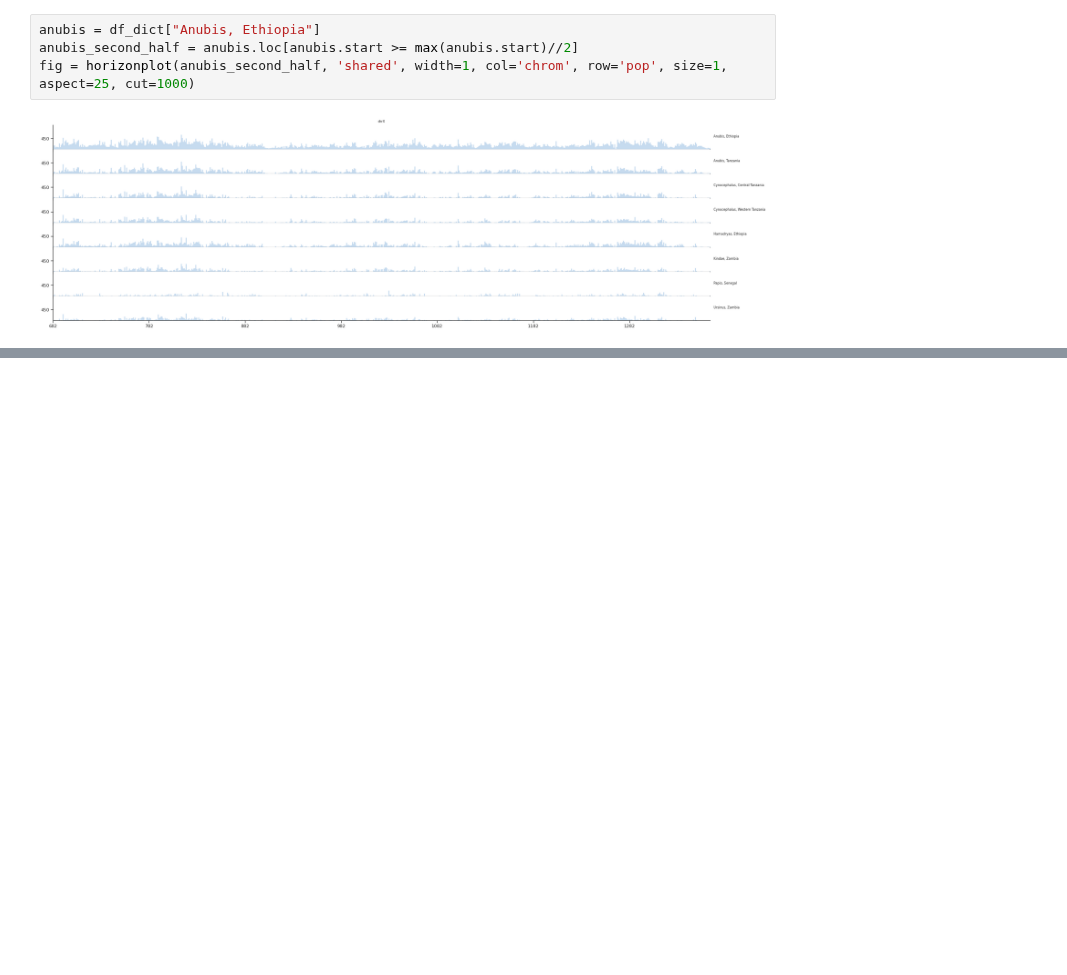
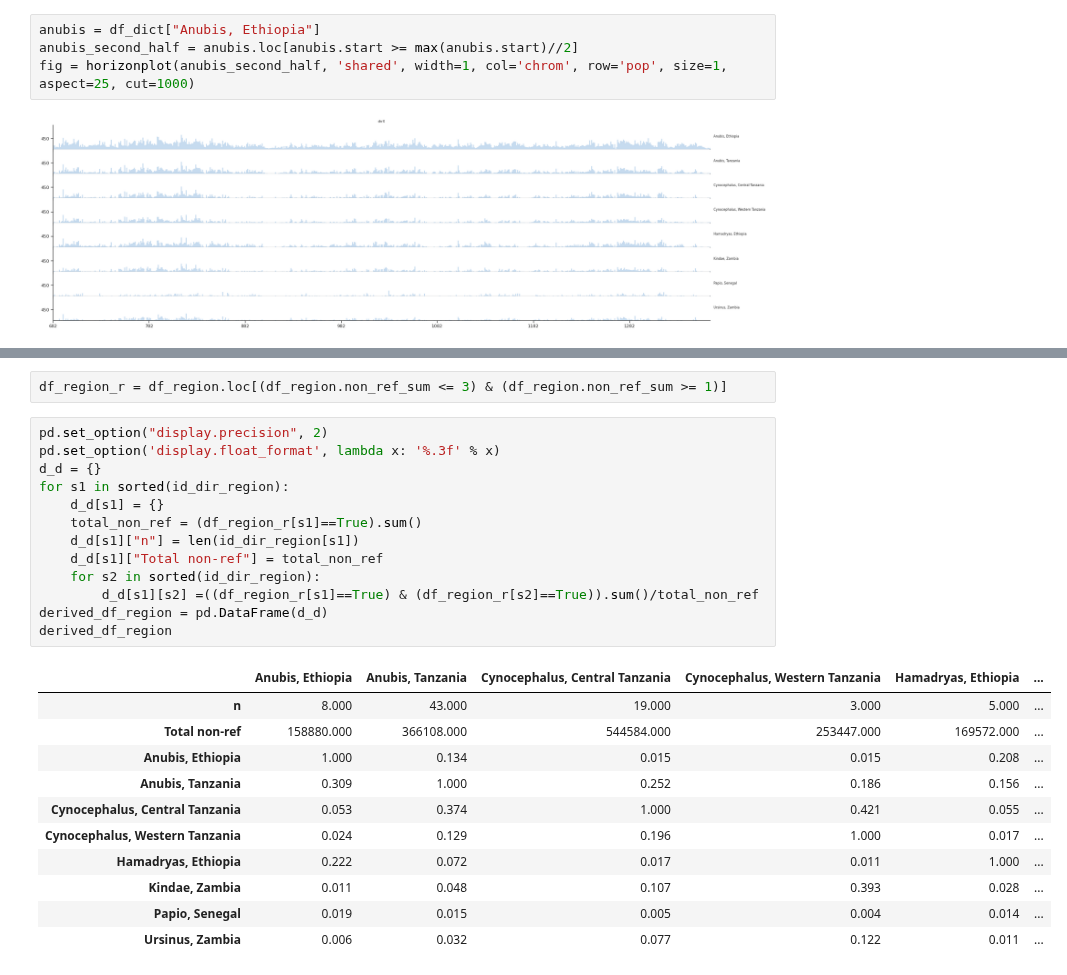
Before and after one commit to erikfogh/baboon_analysis, a Jupyter notebook: notebooks/snf01_shared_non_ref_groupings.ipynb, the cells around one changed output, grey strips where cells are left out. Drawn from its saved outputs; the diff is of its cells as text; blank space fills up the shorter version.

```diff
--- a/notebooks/sd01_shared_non_ref_groupings.ipynb
+++ b/notebooks/snf01_shared_non_ref_groupings.ipynb
@@ -295,0 +343,27 @@ fig = horizonplot(anubis_second_half, 'shared', width=1, col='chrom', row='pop',
+# %%
+df_region_r = df_region.loc[(df_region.non_ref_sum <= 3) & (df_region.non_ref_sum >= 1)]
+# %%
+pd.set_option("display.precision", 2)
+pd.set_option('display.float_format', lambda x: '%.3f' % x)
+d_d = {}
+for s1 in sorted(id_dir_region):
+    d_d[s1] = {}
+    total_non_ref = (df_region_r[s1]==True).sum()
+    d_d[s1]["n"] = len(id_dir_region[s1])
+    d_d[s1]["Total non-ref"] = total_non_ref
+    for s2 in sorted(id_dir_region):
+        d_d[s1][s2] =((df_region_r[s1]==True) & (df_region_r[s2]==True)).sum()/total_non_ref
+derived_df_region = pd.DataFrame(d_d)
+derived_df_region
+# %% [output]
+|  | Anubis, Ethiopia | Anubis, Tanzania | Cynocephalus, Central Tanzania | Cynocephalus, Western Tanzania | Hamadryas, Ethiopia | ... |
+| n | 8.000 | 43.000 | 19.000 | 3.000 | 5.000 | ... |
+| Total non-ref | 158880.000 | 366108.000 | 544584.000 | 253447.000 | 169572.000 | ... |
+| Anubis, Ethiopia | 1.000 | 0.134 | 0.015 | 0.015 | 0.208 | ... |
+| Anubis, Tanzania | 0.309 | 1.000 | 0.252 | 0.186 | 0.156 | ... |
+| Cynocephalus, Central Tanzania | 0.053 | 0.374 | 1.000 | 0.421 | 0.055 | ... |
+| Cynocephalus, Western Tanzania | 0.024 | 0.129 | 0.196 | 1.000 | 0.017 | ... |
+| Hamadryas, Ethiopia | 0.222 | 0.072 | 0.017 | 0.011 | 1.000 | ... |
+| Kindae, Zambia | 0.011 | 0.048 | 0.107 | 0.393 | 0.028 | ... |
+| Papio, Senegal | 0.019 | 0.015 | 0.005 | 0.004 | 0.014 | ... |
+| Ursinus, Zambia | 0.006 | 0.032 | 0.077 | 0.122 | 0.011 | ... |
```
Also changed, not shown: parts of 14 cells of this notebook, 2 other files.
